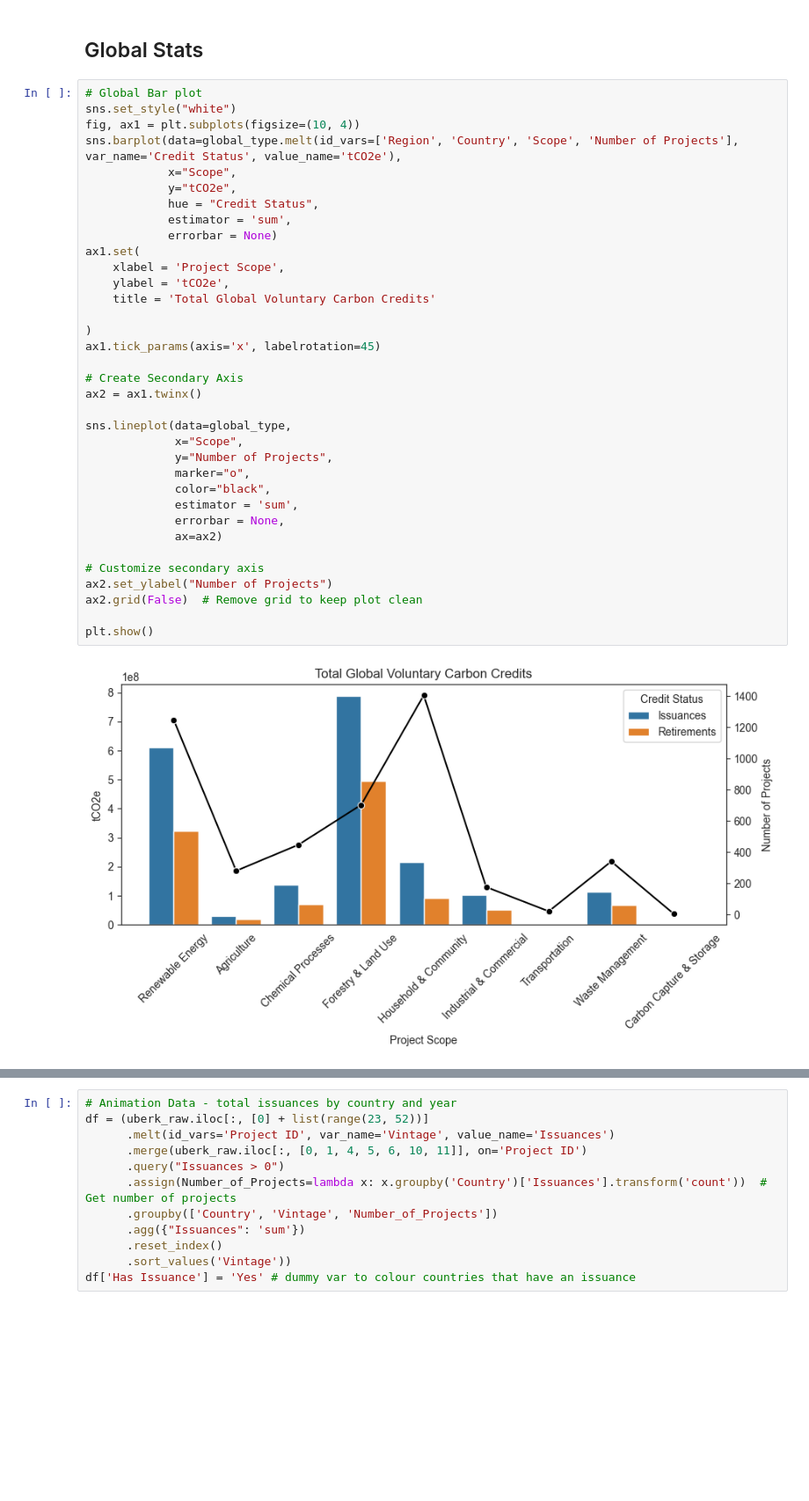
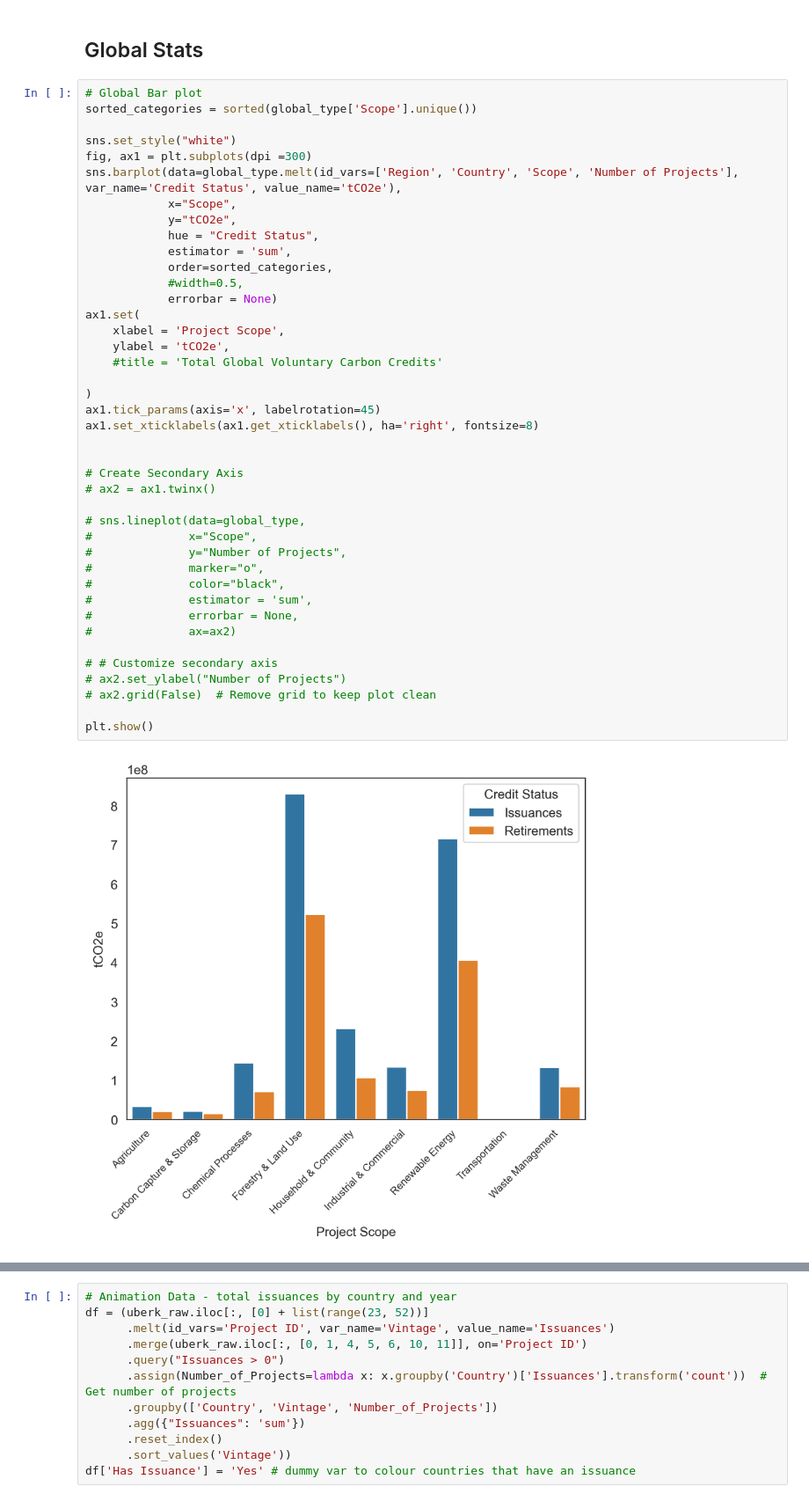
Before and after one commit to izzy-oceans/Carbon_Offsets_Project, a Jupyter notebook: code/VCM_Canada.ipynb, the cells around one changed output, grey strips where cells are left out. Shown at 88% size. Drawn from its saved outputs; the diff is of its cells as text; blank space fills up the shorter version.

Commit message:
much impoved global map

```diff
--- a/code/VCM_Canada.ipynb
+++ b/code/VCM_Canada.ipynb
@@ -50,38 +51,44 @@ qa = uberk['First Issuance'].loc[uberk['Country'] == 'United States']
 ## Global Stats
 # %%
 # Global Bar plot
+sorted_categories = sorted(global_type['Scope'].unique())
+
 sns.set_style("white")
-fig, ax1 = plt.subplots(figsize=(10, 4))
+fig, ax1 = plt.subplots(dpi =300)
 sns.barplot(data=global_type.melt(id_vars=['Region', 'Country', 'Scope', 'Number of Projects'], var_name='Credit Status', value_name='tCO2e'),
             x="Scope",
             y="tCO2e",
             hue = "Credit Status",
             estimator = 'sum',
+            order=sorted_categories,
+            #width=0.5,
             errorbar = None)
 ax1.set(
     xlabel = 'Project Scope',
     ylabel = 'tCO2e',
-    title = 'Total Global Voluntary Carbon Credits'
+    #title = 'Total Global Voluntary Carbon Credits'
 
 )
 ax1.tick_params(axis='x', labelrotation=45)
+ax1.set_xticklabels(ax1.get_xticklabels(), ha='right', fontsize=8)
+
 
 # Create Secondary Axis
-ax2 = ax1.twinx()
+# ax2 = ax1.twinx()
 
-sns.lineplot(data=global_type,
-             x="Scope",
-             y="Number of Projects",
-             marker="o",
-             color="black",
-             estimator = 'sum',
-             errorbar = None,
-             ax=ax2)
+# sns.lineplot(data=global_type,
+#              x="Scope",
+#              y="Number of Projects",
+#              marker="o",
+#              color="black",
+#              estimator = 'sum',
+#              errorbar = None,
+#              ax=ax2)
 
-# Customize secondary axis
-ax2.set_ylabel("Number of Projects")
-ax2.grid(False)  # Remove grid to keep plot clean
+# # Customize secondary axis
+# ax2.set_ylabel("Number of Projects")
+# ax2.grid(False)  # Remove grid to keep plot clean
 
 plt.show()
 # %% [output]
-[figure, old version]
+[figure, new version]
```
Also changed, not shown: parts of 10 cells of this notebook.
